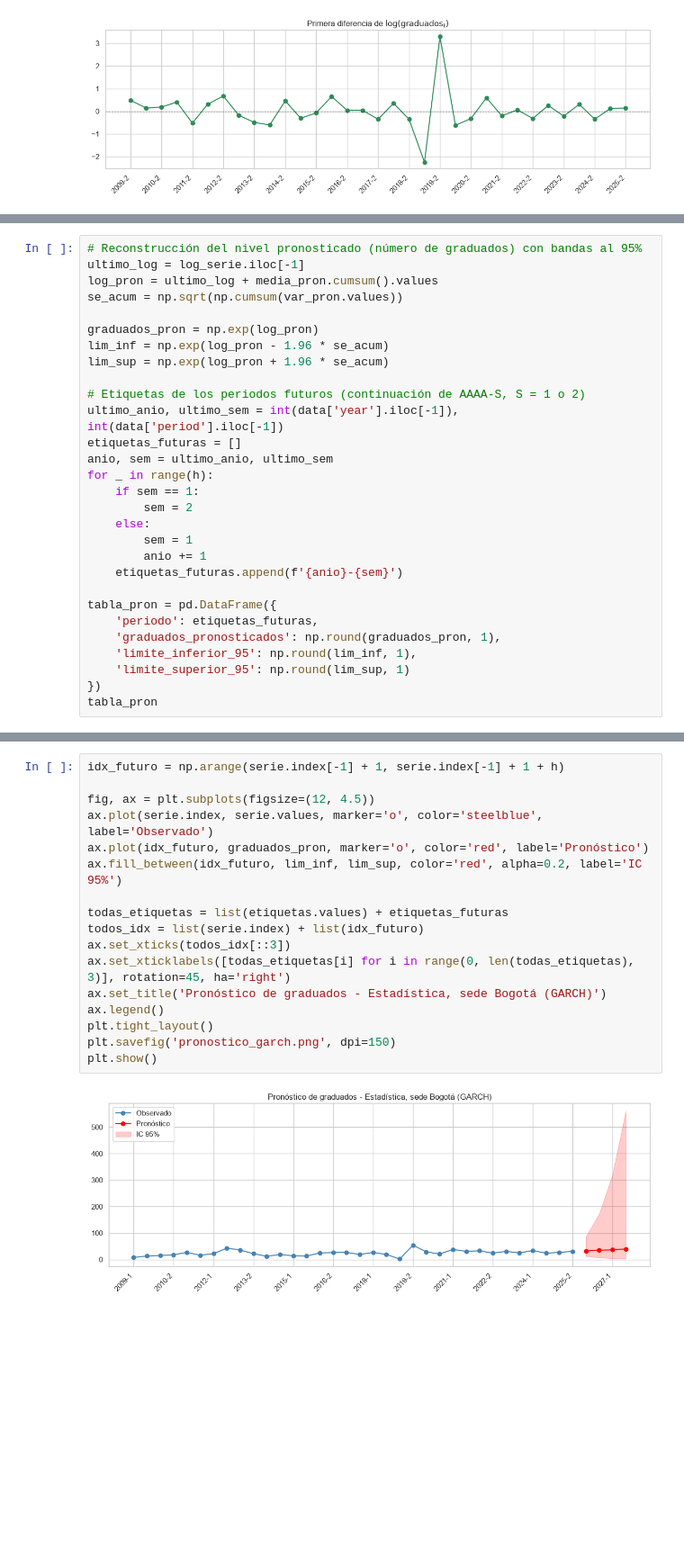
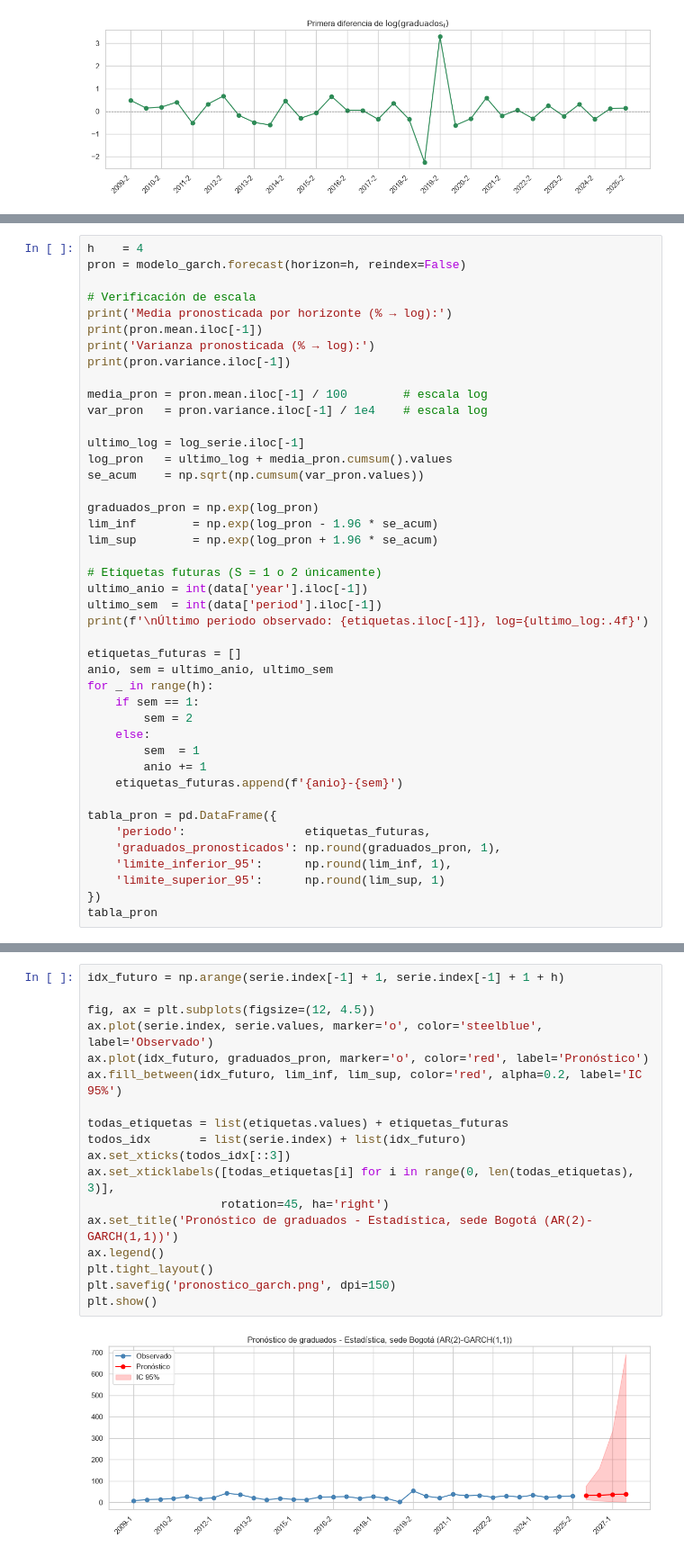
Before and after one commit to JulianAngaritaSuarez/time_series_analisis, a Jupyter notebook: code.ipynb, the cells around one changed output, grey strips where cells are left out. Shown at 90% size. Drawn from its saved outputs; the diff is of its cells as text; blank space fills up the shorter version.

```diff
--- a/code.ipynb
+++ b/code.ipynb
@@ -407,30 +360,44 @@ Name: 33, dtype: float64
 # %%
-# Reconstrucción del nivel pronosticado (número de graduados) con bandas al 95%
+h    = 4
+pron = modelo_garch.forecast(horizon=h, reindex=False)
+
+# Verificación de escala
+print('Media pronosticada por horizonte (% → log):')
+print(pron.mean.iloc[-1])
+print('Varianza pronosticada (% → log):')
+print(pron.variance.iloc[-1])
+
+media_pron = pron.mean.iloc[-1] / 100        # escala log
+var_pron   = pron.variance.iloc[-1] / 1e4    # escala log
+
 ultimo_log = log_serie.iloc[-1]
-log_pron = ultimo_log + media_pron.cumsum().values
-se_acum = np.sqrt(np.cumsum(var_pron.values))
+log_pron   = ultimo_log + media_pron.cumsum().values
+se_acum    = np.sqrt(np.cumsum(var_pron.values))
 
 graduados_pron = np.exp(log_pron)
-lim_inf = np.exp(log_pron - 1.96 * se_acum)
-lim_sup = np.exp(log_pron + 1.96 * se_acum)
+lim_inf        = np.exp(log_pron - 1.96 * se_acum)
+lim_sup        = np.exp(log_pron + 1.96 * se_acum)
 
-# Etiquetas de los periodos futuros (continuación de AAAA-S, S = 1 o 2)
-ultimo_anio, ultimo_sem = int(data['year'].iloc[-1]), int(data['period'].iloc[-1])
+# Etiquetas futuras (S = 1 o 2 únicamente)
+ultimo_anio = int(data['year'].iloc[-1])
+ultimo_sem  = int(data['period'].iloc[-1])
+print(f'\nÚltimo periodo observado: {etiquetas.iloc[-1]}, log={ultimo_log:.4f}')
+
 etiquetas_futuras = []
 anio, sem = ultimo_anio, ultimo_sem
 for _ in range(h):
     if sem == 1:
         sem = 2
     else:
-        sem = 1
+        sem  = 1
         anio += 1
     etiquetas_futuras.append(f'{anio}-{sem}')
 
 tabla_pron = pd.DataFrame({
-    'periodo': etiquetas_futuras,
+    'periodo':                 etiquetas_futuras,
     'graduados_pronosticados': np.round(graduados_pron, 1),
-    'limite_inferior_95': np.round(lim_inf, 1),
-    'limite_superior_95': np.round(lim_sup, 1)
+    'limite_inferior_95':      np.round(lim_inf, 1),
+    'limite_superior_95':      np.round(lim_sup, 1)
 })
 tabla_pron
 # %% [output]
@@ -442,19 +423,20 @@ tabla_pron
 # %%
 idx_futuro = np.arange(serie.index[-1] + 1, serie.index[-1] + 1 + h)
 
 fig, ax = plt.subplots(figsize=(12, 4.5))
 ax.plot(serie.index, serie.values, marker='o', color='steelblue', label='Observado')
 ax.plot(idx_futuro, graduados_pron, marker='o', color='red', label='Pronóstico')
 ax.fill_between(idx_futuro, lim_inf, lim_sup, color='red', alpha=0.2, label='IC 95%')
 
 todas_etiquetas = list(etiquetas.values) + etiquetas_futuras
-todos_idx = list(serie.index) + list(idx_futuro)
+todos_idx       = list(serie.index) + list(idx_futuro)
 ax.set_xticks(todos_idx[::3])
-ax.set_xticklabels([todas_etiquetas[i] for i in range(0, len(todas_etiquetas), 3)], rotation=45, ha='right')
-ax.set_title('Pronóstico de graduados - Estadística, sede Bogotá (GARCH)')
+ax.set_xticklabels([todas_etiquetas[i] for i in range(0, len(todas_etiquetas), 3)],
+                   rotation=45, ha='right')
+ax.set_title('Pronóstico de graduados - Estadística, sede Bogotá (AR(2)-GARCH(1,1))')
 ax.legend()
 plt.tight_layout()
 plt.savefig('pronostico_garch.png', dpi=150)
 plt.show()
 # %% [output]
-[figure, old version]
+[figure, new version]
```
Also changed, not shown: parts of 39 cells of this notebook, 6 other files.
